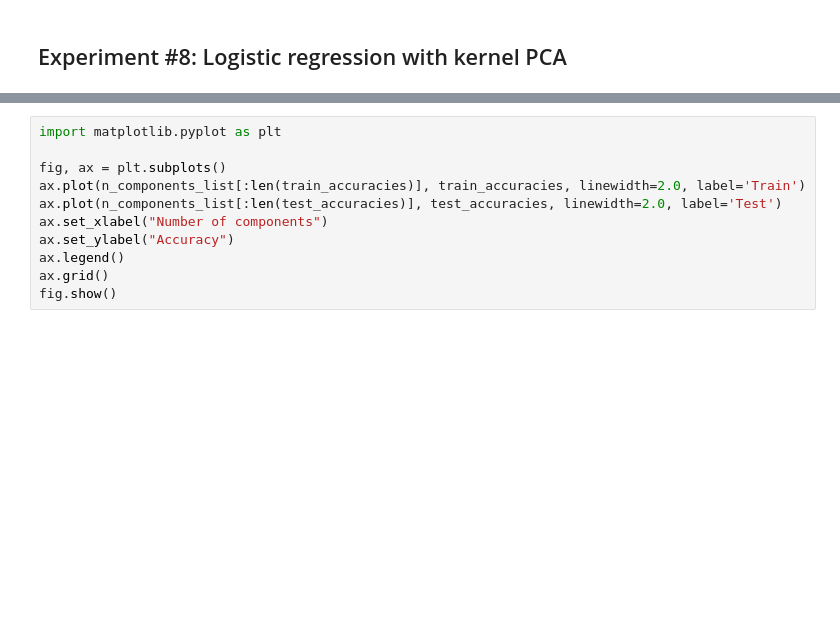
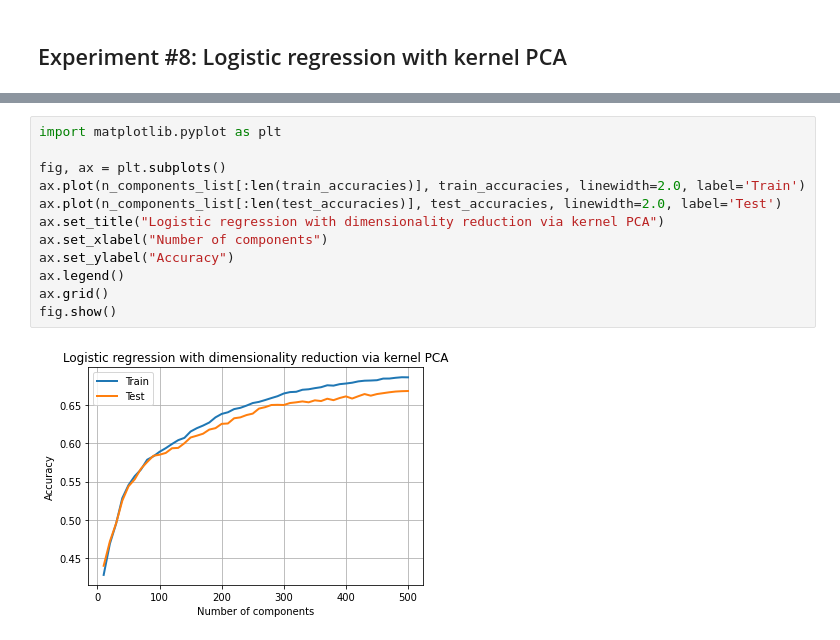
Before and after one commit to RERobbins/mids_w207_music_genre, a Jupyter notebook: member_workspaces/lawrence/sklearn_logistic_regression.ipynb, the cells around one changed output, grey strips where cells are left out. Cells and saved outputs as stored; diff of their text form; blank space fills up the shorter version.

```diff
--- a/member_workspaces/lawrence/sklearn_logistic_regression.ipynb
+++ b/member_workspaces/lawrence/sklearn_logistic_regression.ipynb
@@ -504,11 +507,14 @@ Test accuracy:  0.5935378131585108
 # %%
 import matplotlib.pyplot as plt
 
 fig, ax = plt.subplots()
 ax.plot(n_components_list[:len(train_accuracies)], train_accuracies, linewidth=2.0, label='Train')
 ax.plot(n_components_list[:len(test_accuracies)], test_accuracies, linewidth=2.0, label='Test')
+ax.set_title("Logistic regression with dimensionality reduction via kernel PCA")
 ax.set_xlabel("Number of components")
 ax.set_ylabel("Accuracy")
 ax.legend()
 ax.grid()
 fig.show()
+# %% [output]
+[figure, added]
```
Also changed, not shown: parts of 5 cells of this notebook.
